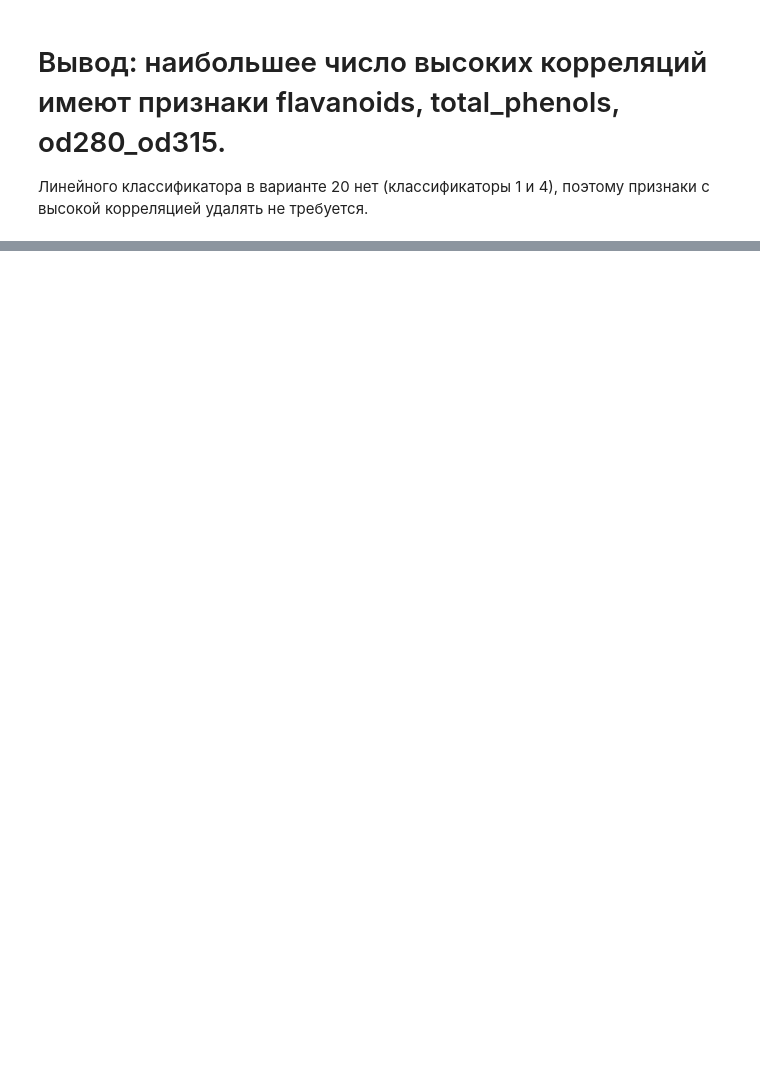
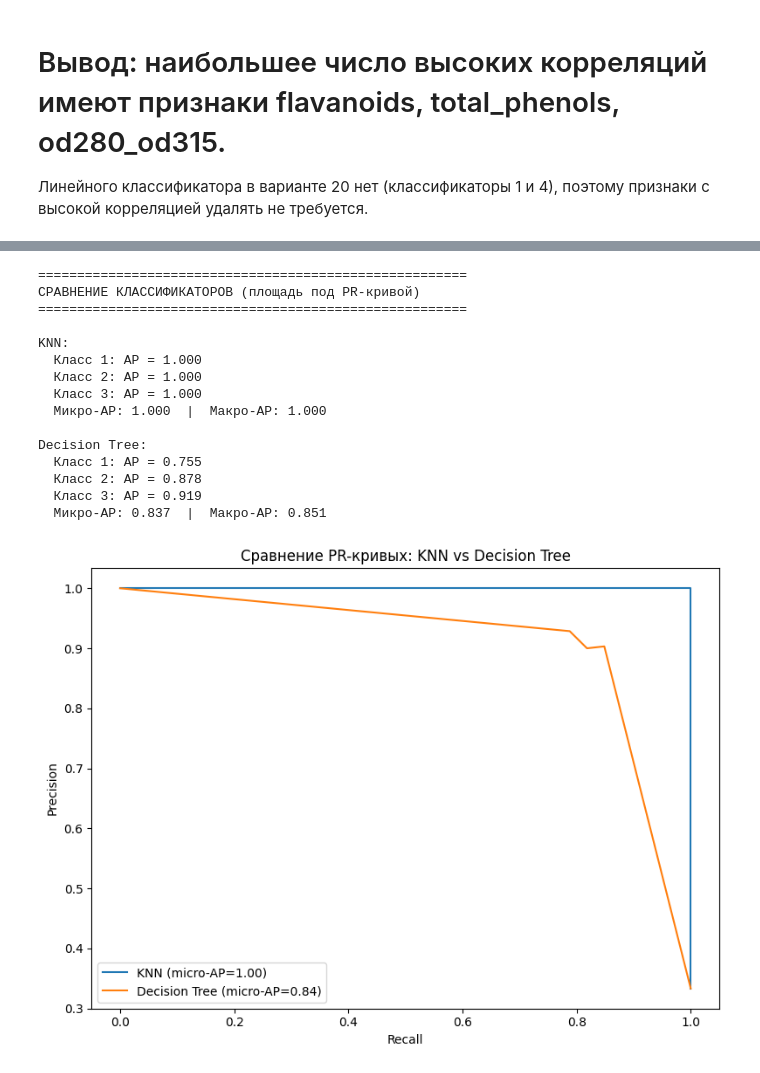
Before and after one commit to Mazi-star/LAB2, a Jupyter notebook: LAB2.ipynb, the cells around one changed output, grey strips where cells are left out. Saved outputs shown, nothing was run; the diff lists cells and outputs as text; code cells hidden in the pictures; blank space fills up the shorter version.

```diff
--- a/LAB2.ipynb
+++ b/LAB2.ipynb
@@ -376,0 +265,15 @@ plt.show()
+# %%
+label_encoder = LabelEncoder()
+y_encoded = label_encoder.fit_transform(data['class'])  # 1→0, 2→1, 3→2
+
+X = data[feature_cols].values
+y = y_encoded
+
+X_train, X_test, y_train, y_test = train_test_split(
+    X, y, test_size=0.2, stratify=y)
+
+print(f"Train: {X_train.shape}, Test: {X_test.shape}")
+
+# Бинаризация для OvR
+y_train_bin = label_binarize(y_train, classes=[0, 1, 2])
+y_test_bin  = label_binarize(y_test,  classes=[0, 1, 2])
@@ -376,0 +401,56 @@ plt.show()
+# %%
+print("=" * 55)
+print("СРАВНЕНИЕ КЛАССИФИКАТОРОВ (площадь под PR-кривой)")
+print("=" * 55)
+
+print(f"\nKNN:")
+for i, name in enumerate(class_names):
+    print(f"  {name}: AP = {aps_knn[i]:.3f}")
+print(f"  Микро-AP: {ap_micro_knn:.3f}  |  Макро-AP: {ap_macro_knn:.3f}")
+
+print(f"\nDecision Tree:")
+for i, name in enumerate(class_names):
+    print(f"  {name}: AP = {aps_dt[i]:.3f}")
+print(f"  Микро-AP: {ap_micro_dt:.3f}  |  Макро-AP: {ap_macro_dt:.3f}")
+
+# Сравнительный график
+plt.figure(figsize=(8, 6))
+plt.plot(recall_knn, precision_knn, label=f'KNN (micro-AP={ap_micro_knn:.2f})')
+plt.plot(recall_dt,  precision_dt,  label=f'Decision Tree (micro-AP={ap_micro_dt:.2f})')
+plt.xlabel('Recall')
+plt.ylabel('Precision')
+plt.title('Сравнение PR-кривых: KNN vs Decision Tree')
+plt.legend()
+plt.tight_layout()
+plt.show()
+
+winner = 'KNN' if ap_micro_knn > ap_micro_dt else 'Decision Tree'
+print(f"""
+Выводы:
+- Лучший классификатор по micro-AP — {winner}.
+- KNN чувствителен к масштабу признаков (MinMaxScaler обязателен),
+  хорошо работает при чётких кластерах в данных.
+- Decision Tree интерпретируем и не требует масштабирования,
+  но склонен к переобучению при больших глубинах (ограничиваем max_depth).
+- Average Precision (площадь под PR-кривой) — основная метрика сравнения,
+  так как классы несбалансированы (класс 3 меньше остальных).
+- Чем выше AP — тем лучше классификатор справляется с распознаванием
+  каждого класса при разных порогах принятия решения.
+""")
+# %% [output]
+=======================================================
+СРАВНЕНИЕ КЛАССИФИКАТОРОВ (площадь под PR-кривой)
+=======================================================
+
+KNN:
+  Класс 1: AP = 1.000
+  Класс 2: AP = 1.000
+  Класс 3: AP = 1.000
+  Микро-AP: 1.000  |  Макро-AP: 1.000
+
+Decision Tree:
+  Класс 1: AP = 0.755
+  Класс 2: AP = 0.878
+  Класс 3: AP = 0.919
+  Микро-AP: 0.837  |  Макро-AP: 0.851
+[figure, added]
```
Also changed, not shown: parts of 9 cells of this notebook.
